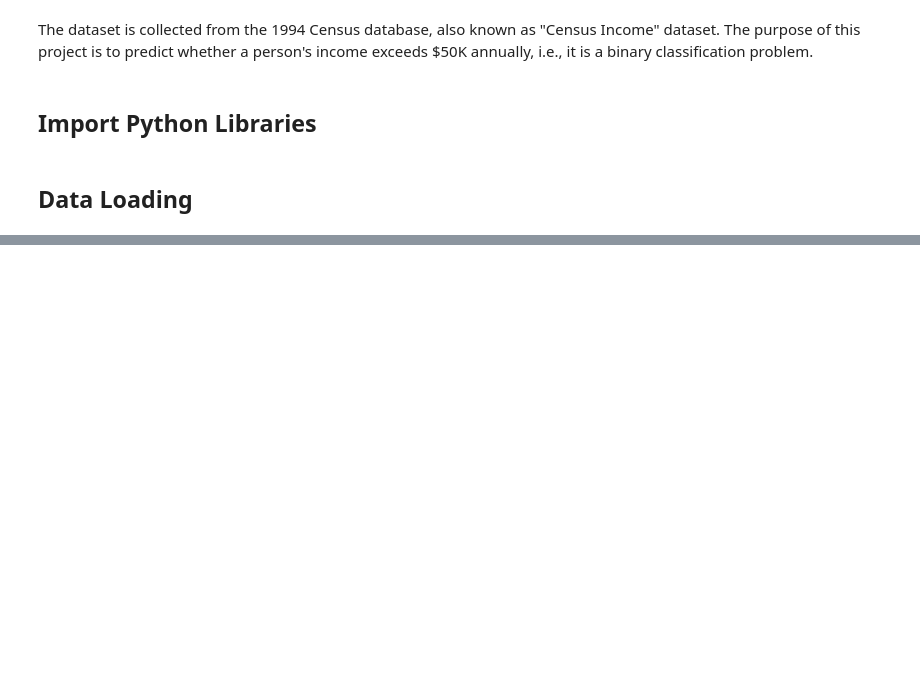
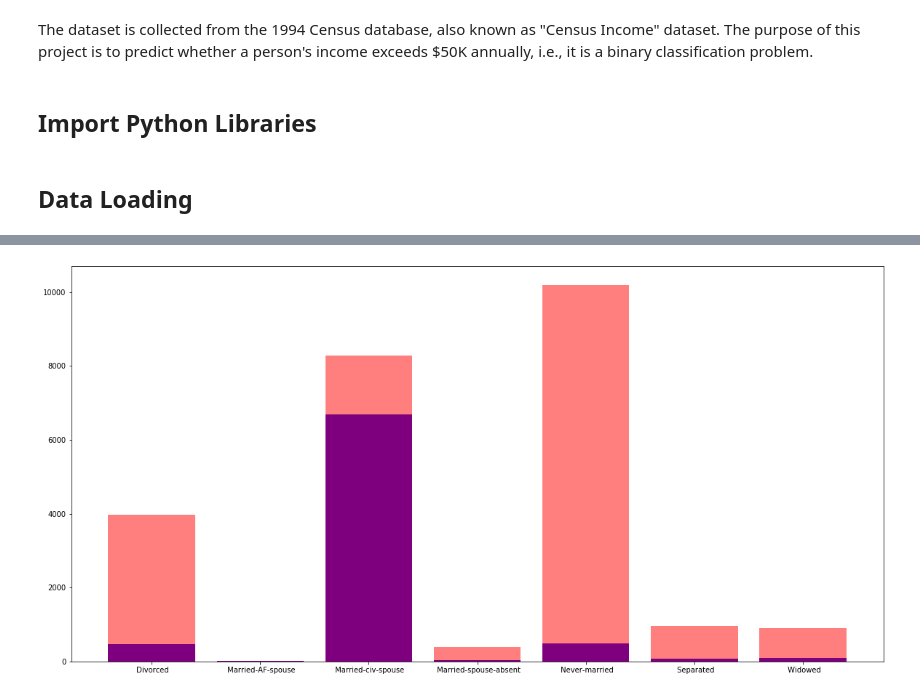
Before and after one commit to cchia/mlproject, a Jupyter notebook: UCI/adult/model_adult_rf-detailed.ipynb, the cells around one changed output, grey strips where cells are left out. Cells and saved outputs as stored; diff of their text form; code cells hidden in the pictures; blank space fills up the shorter version.

```diff
--- a/UCI/adult/model_adult_rf-detailed.ipynb
+++ b/UCI/adult/model_adult_rf-detailed.ipynb
@@ -46,0 +77,4 @@ def plotDist(column):
+# %%
+plotDist('marital-status')
+# %% [output]
+[figure, added]
```
Also changed, not shown: parts of 125 cells of this notebook.
